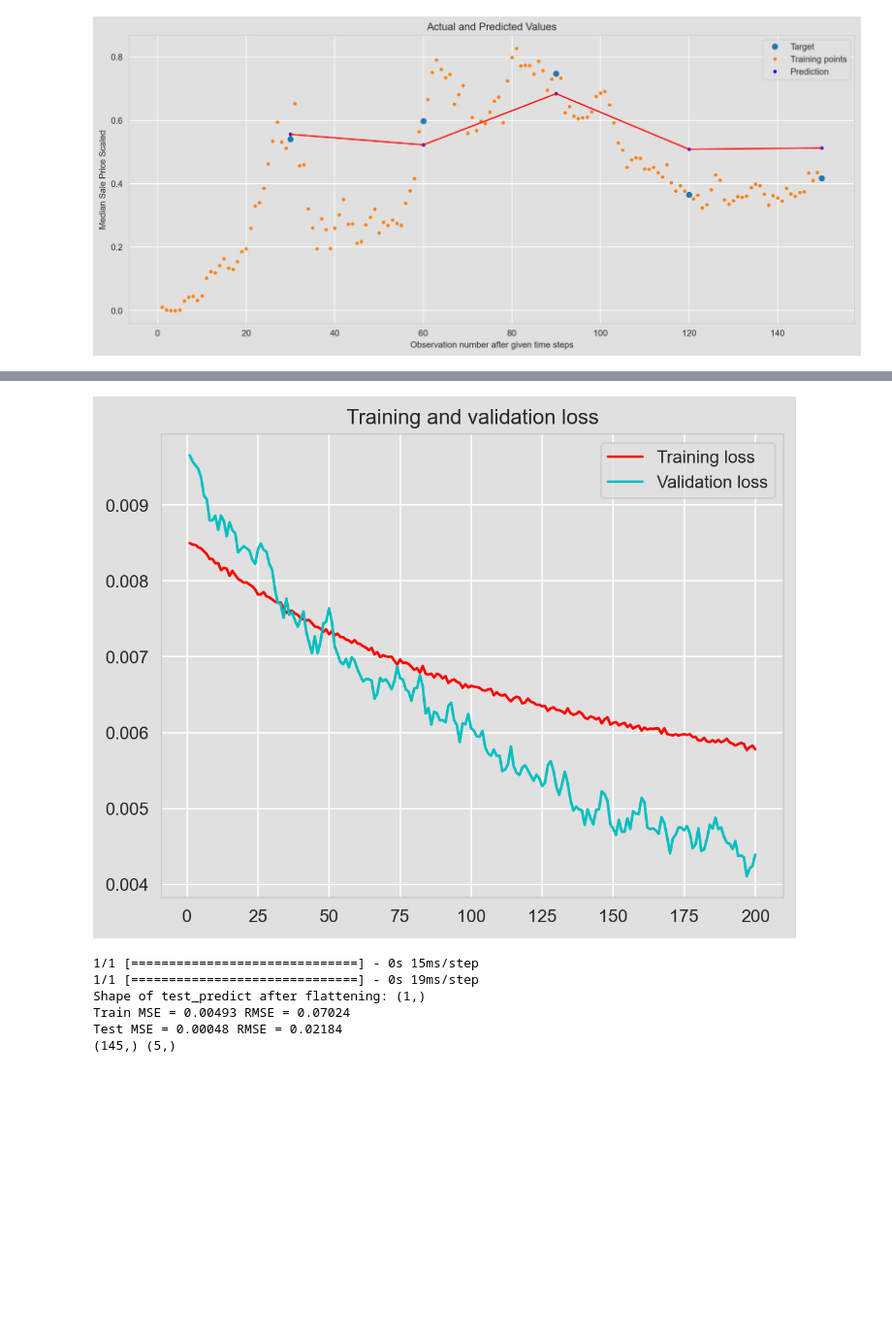
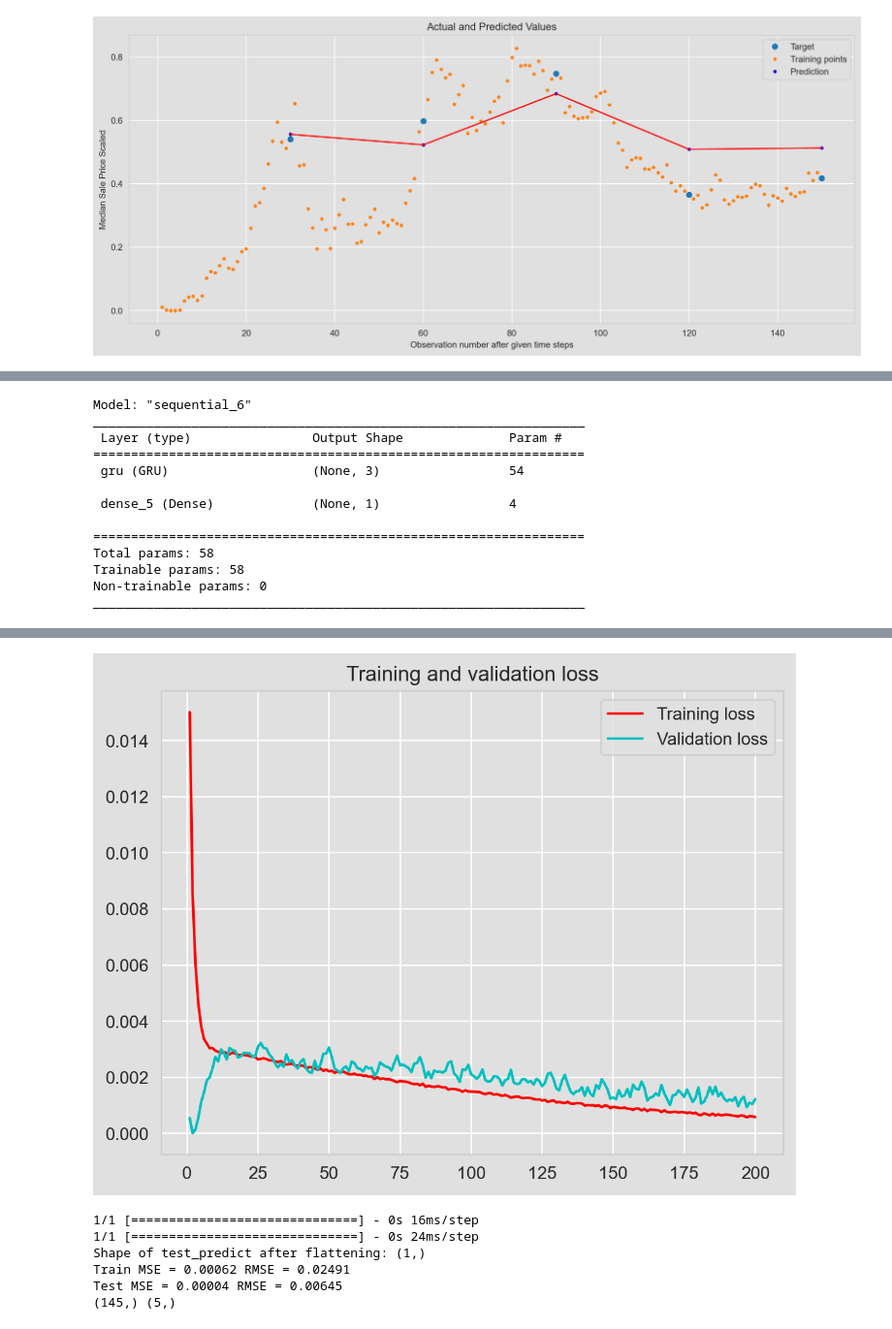
Before and after one commit to zy236yuz5/DSAN-5550-PROJECT-zy236, a Jupyter notebook: code/Project.ipynb, the cells around one changed output, grey strips where cells are left out. Shown at 97% size. Saved outputs shown, nothing was run; the diff lists cells and outputs as text; code cells hidden in the pictures; blank space fills up the shorter version.

```diff
--- a/code/Project.ipynb
+++ b/code/Project.ipynb
@@ -1203,6 +1490,31 @@ plot_result(trainY, testY, train_predict, test_predict)
 # TRAIN MODEL
 np.random.seed(42)
 tf.random.set_seed(42)
+# CREATE MODEL
+# Initialize the carbon emissions tracker
+tracker = EmissionsTracker()
+
+# Start tracking
+tracker.start()
+
+model = Sequential()
+# COMMENT/UNCOMMENT TO USE RNN, LSTM,GRU
+model.add(
+    GRU(
+        recurrent_hidden_units,
+        return_sequences=False,
+        input_shape=(trainX.shape[1], trainX.shape[2]),
+
+        activation="tanh",
+    )
+)
+
+# NEED TO TAKE THE OUTPUT RNN AND CONVERT TO SCALAR
+model.add(Dense(units=1, activation="linear"))
+
+# COMPILE THE MODEL
+model.compile(loss="MeanSquaredError", optimizer=optimizer)
+model.summary()
 
 history = model.fit(
     trainX,
@@ -1212,7 +1524,9 @@ history = model.fit(
     validation_split=validation_split,
     verbose=0,
 )
-
+# Stop tracking and collect emissions data
+emissions = tracker.stop()
+print(f"Estimated CO2 emissions for training the GRU model: {emissions} kg")
 # MAKE PREDICTIONS
 train_predict = model.predict(trainX).squeeze()
 test_predict = model.predict(testX).squeeze()
@@ -1265,6 +1579,6 @@ def plot_result(trainY, testY, train_predict, test_predict):
     plt.grid(color='white')  # Set grid color to white for better visibility
     plt.show()
 
-
+# Call the function with your data
 plot_result(trainY, testY, train_predict, test_predict)
 # %% [output]
@@ -1272,0 +1600,13 @@ plot_result(trainY, testY, train_predict, test_predict)
+Model: "sequential_6"
+_________________________________________________________________
+ Layer (type)                Output Shape              Param #
+=================================================================
+ gru (GRU)                   (None, 3)                 54
+
+ dense_5 (Dense)             (None, 1)                 4
+
+=================================================================
+Total params: 58
+Trainable params: 58
+Non-trainable params: 0
+_________________________________________________________________
@@ -1273,7 +1624,7 @@ plot_result(trainY, testY, train_predict, test_predict)
-[figure, old version]
+[figure, new version]
-1/1 [==============================] - 0s 15ms/step
-1/1 [==============================] - 0s 19ms/step
-Shape of test_predict after flattening: (1,)
-Train MSE = 0.00493 RMSE = 0.07024
-Test MSE = 0.00048 RMSE = 0.02184
-(145,) (5,)
+1/1 [==============================] - 0s 16ms/step
+1/1 [==============================] - 0s 24ms/step
+Shape of test_predict after flattening: (1,)
+Train MSE = 0.00062 RMSE = 0.02491
+Test MSE = 0.00004 RMSE = 0.00645
+(145,) (5,)
```
Also changed, not shown: parts of 11 cells of this notebook, 1 other file.
